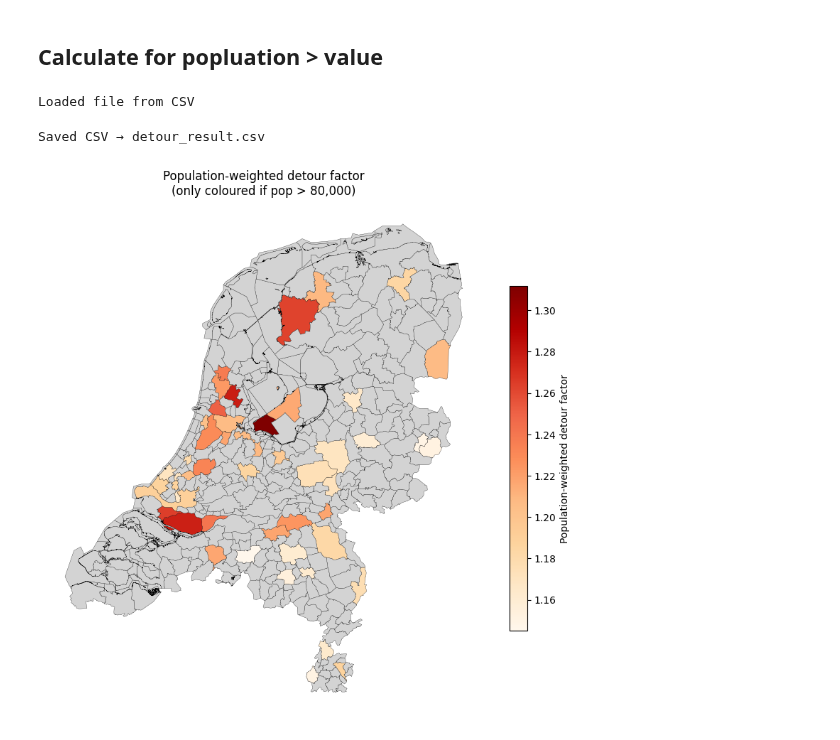
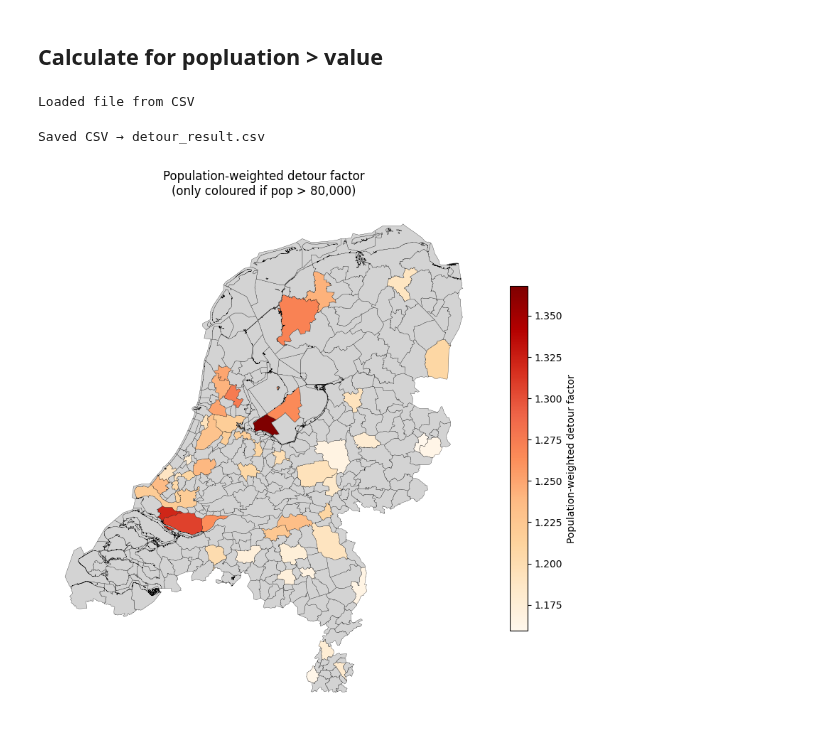
Before and after one commit to FabianScott/Design-of-AI-driven-business-operation, a Jupyter notebook: Topic1/top_detour.ipynb, the cells around one changed output. Drawn from its saved outputs; the diff is of its cells as text; code cells hidden in the pictures.

```diff
--- a/Topic1/top_detour.ipynb
+++ b/Topic1/top_detour.ipynb
@@ -204,32 +206,32 @@ def plot_detour_map(gdf: gpd.GeoDataFrame, pop_thresh: int):
     plt.show()
 
 def main(
-    category: str = "trein",
+            category: str = "basis",
     modes: tuple[str, ...] = ("fiets",),
     gpkg: Path = Path("data/wijkenbuurten_2023_v2.gpkg"),
     out_csv: Path = Path("detour_result.csv"),
     min_population: int = 80000,
 ):
     # 1. load and concat all punt→buurt files
     matrices = read_all_punt_to_punt([category], list(modes))
     trips = pd.concat(matrices.values(), ignore_index=True)
 
     # 2. compute detour
     demo = load_demograhics()
     det  = weighted_detour_by_municipality(trips, demo)
     det.to_csv(out_csv, index=False)
     print(f"Saved CSV → {out_csv}")
 
     # 3. load geometry and merge
     gdf = load_municipality_geometry(gpkg).merge(det, on="gm_naam", how="left")
 
     # 4. plot with mask
     plot_detour_map(gdf, min_population)
 
 # auto-run in notebook
 if "__file__" not in globals():
     main()
 # %% [output]
 Loaded file from CSV
 Saved CSV → detour_result.csv
-[figure, old version]
+[figure, new version]
```
Also changed, not shown: parts of 5 cells of this notebook.
